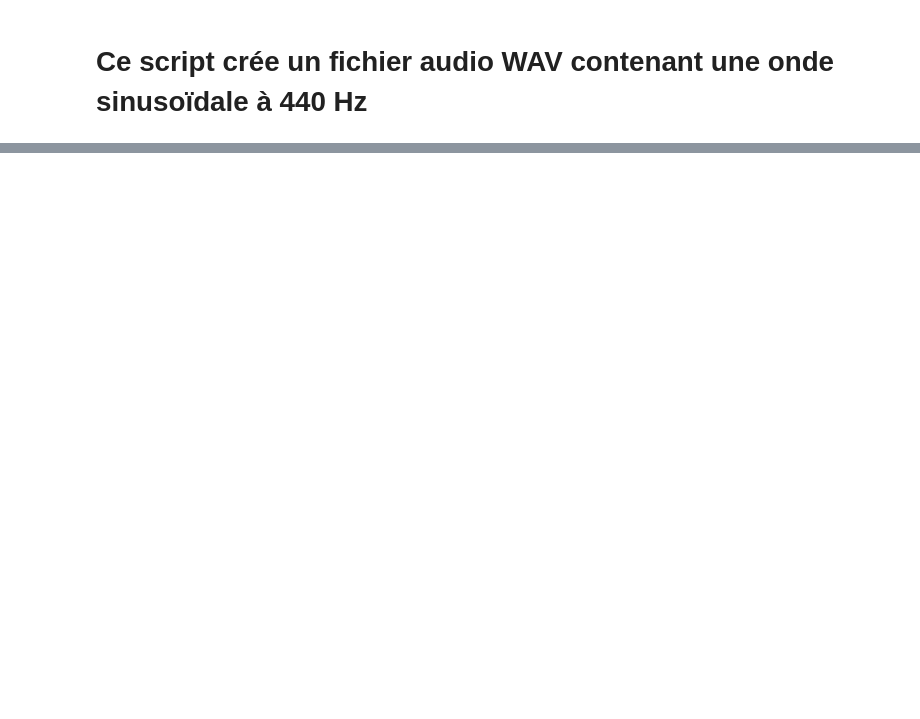
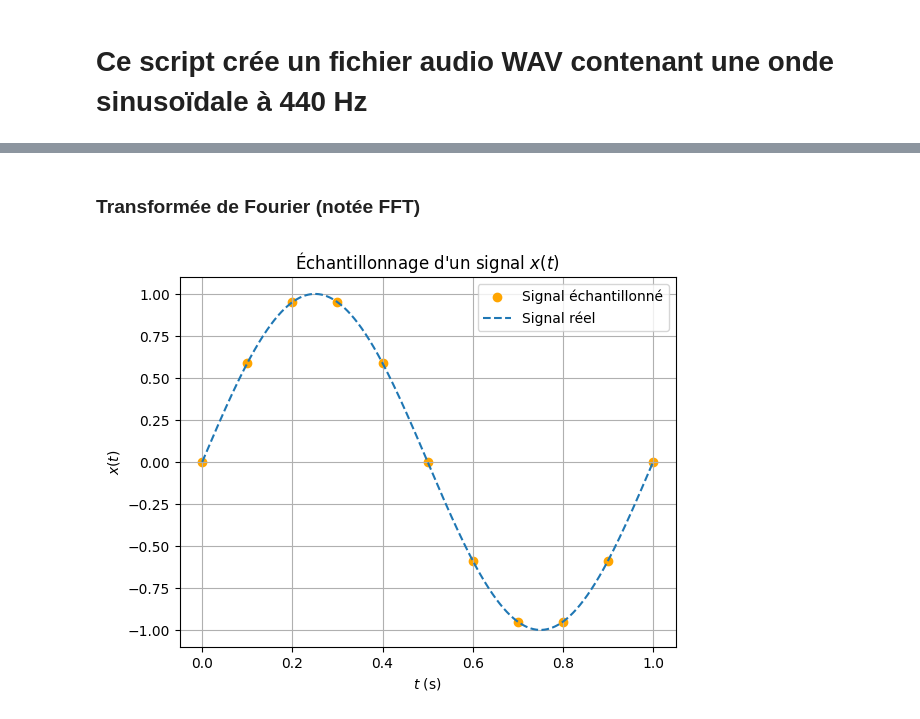
Before and after one commit to oussamabenalisst/Python-ISAMM, a Jupyter notebook: tr1/son.ipynb, the cells around one changed output, grey strips where cells are left out. Saved outputs shown, nothing was run; the diff lists cells and outputs as text; code cells hidden in the pictures; blank space fills up the shorter version.

```diff
--- a/tr1/son.ipynb
+++ b/tr1/son.ipynb
@@ -59,0 +123,42 @@ pygame.quit()
+# %% [markdown]
+### Transformée de Fourier (notée FFT)
+# %%
+import numpy as np  # importe NumPy pour le calcul numérique et les tableaux
+import matplotlib.pyplot as plt  # importe matplotlib.pyplot pour tracer des graphiques
+
+
+def x(t):  # définit la fonction x(t) qui représente le signal continu
+    return np.sin(2 * np.pi * t)  # renvoie sin(2πt) pour chaque instant t
+
+
+Durée = 1  # durée totale du signal en secondes
+Te = 0.1  # période d'échantillonnage (intervalle entre deux échantillons) en secondes
+
+N = (
+    int(Durée / Te) + 1
+)  # nombre d'échantillons (on ajoute 1 pour inclure l'instant final)
+te = np.linspace(
+    0, Durée, N
+)  # vecteur des instants d'échantillonnage (N points uniformes entre 0 et Durée)
+
+t = np.linspace(
+    0, Durée, 2000
+)  # vecteur temps dense pour tracer la courbe "réelle" (2000 points pour la continuité)
+x_e = x(te)  # valeurs du signal aux instants échantillonnés -> signal échantillonné
+
+plt.scatter(
+    te, x_e, color="orange", label="Signal échantillonné"
+)  # trace les points (échantillons) en orange
+plt.plot(
+    t, x(t), "--", label="Signal réel"
+)  # trace la courbe continue en trait pointillé
+plt.grid()  # affiche une grille pour faciliter la lecture du graphique
+plt.xlabel(r"$t$ (s)")  # étiquette de l'axe des abscisses (temps en secondes)
+plt.ylabel(r"$x(t)$")  # étiquette de l'axe des ordonnées (valeur du signal)
+plt.title(
+    r"Échantillonnage d'un signal $x(t)$"
+)  # titre du graphique (correction : fermer la parenthèse et le $)
+plt.legend()  # affiche la légende (identifie les courbes)
+plt.show()  # affiche la figure à l'écran
+# %% [output]
+[figure, added]
```
Also changed, not shown: parts of 14 cells of this notebook.
